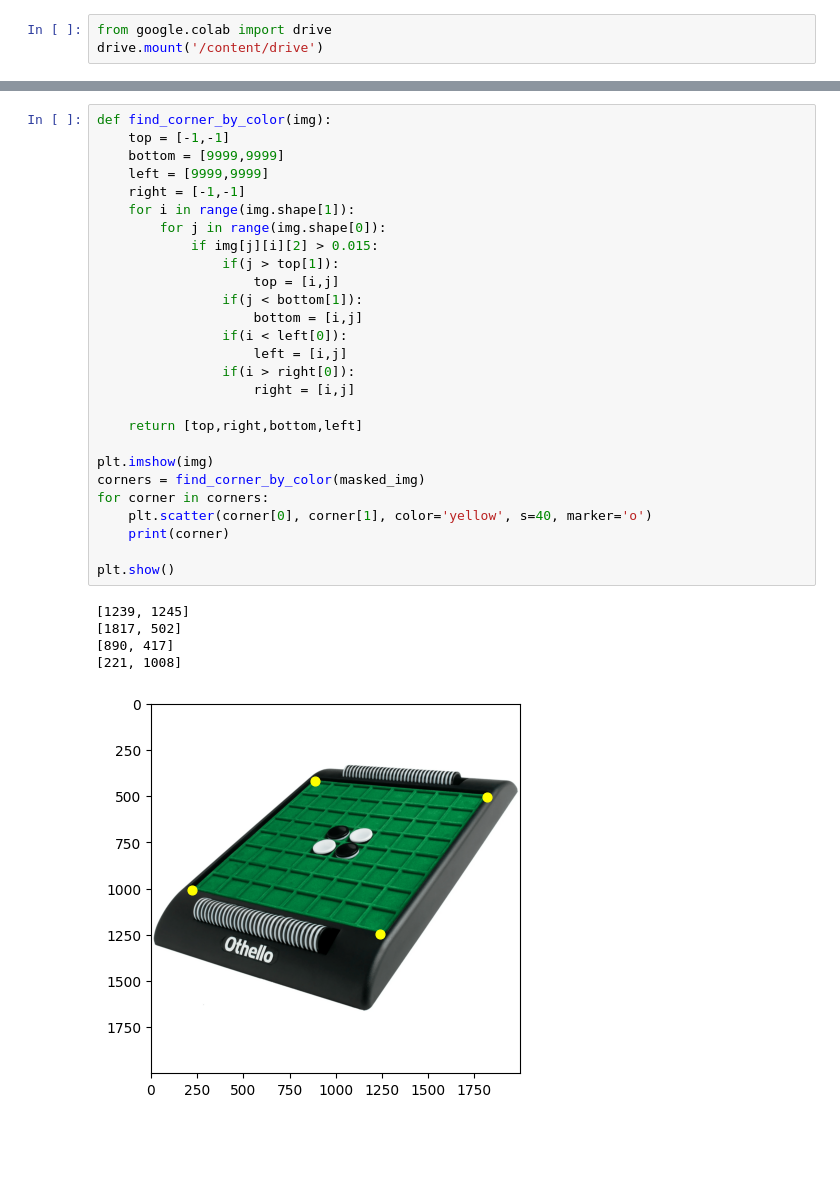
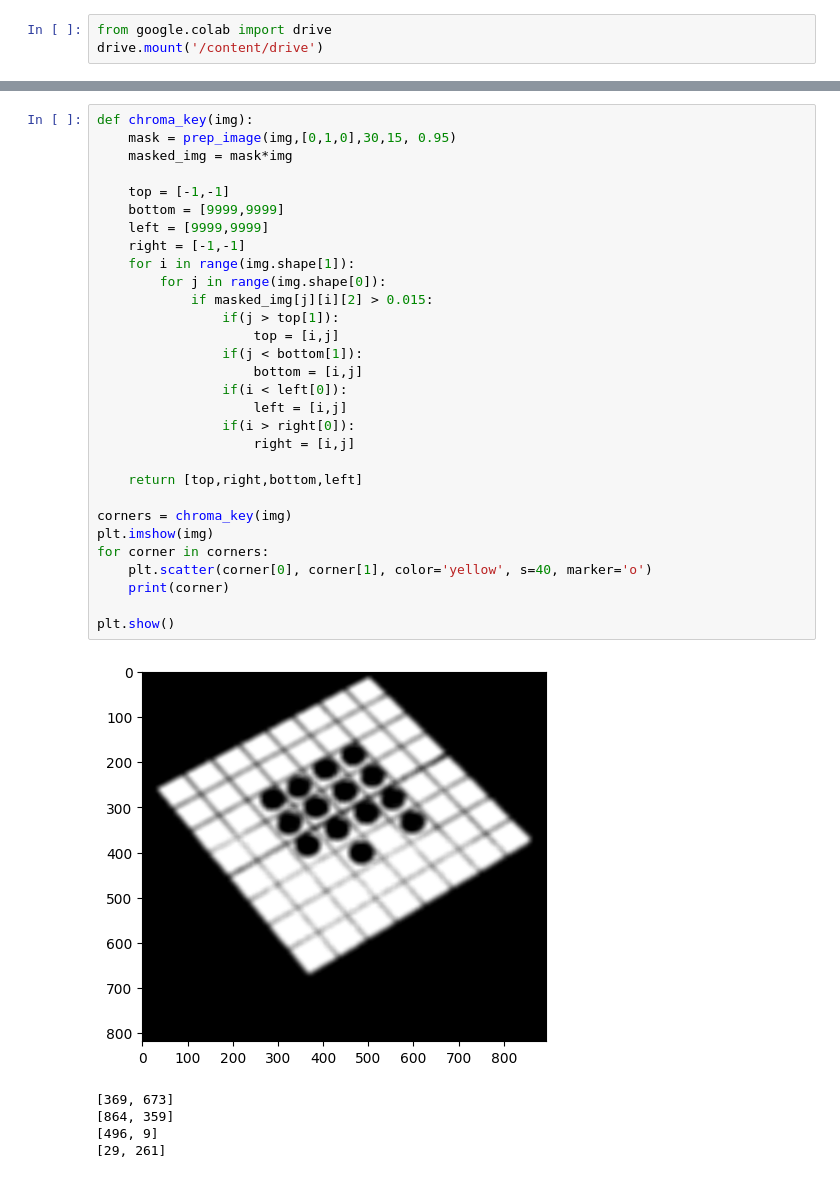
Before and after one commit to nickolas-simons/CS445_FinalProject, a Jupyter notebook: Nick/Project_4_Image_Based_Lighting_Starter.ipynb, the cells around one changed output, grey strips where cells are left out. Saved outputs shown, nothing was run; the diff lists cells and outputs as text; blank space fills up the shorter version.

```diff
--- a/Nick/Project_4_Image_Based_Lighting_Starter.ipynb
+++ b/Nick/Project_4_Image_Based_Lighting_Starter.ipynb
@@ -68,33 +80,36 @@ plt.show()
 # %%
-def find_corner_by_color(img):
+def chroma_key(img):
+    mask = prep_image(img,[0,1,0],30,15, 0.95)
+    masked_img = mask*img
+
     top = [-1,-1]
     bottom = [9999,9999]
     left = [9999,9999]
     right = [-1,-1]
     for i in range(img.shape[1]):
         for j in range(img.shape[0]):
-            if img[j][i][2] > 0.015:
+            if masked_img[j][i][2] > 0.015:
                 if(j > top[1]):
                     top = [i,j]
                 if(j < bottom[1]):
                     bottom = [i,j]
                 if(i < left[0]):
                     left = [i,j]
                 if(i > right[0]):
                     right = [i,j]
 
     return [top,right,bottom,left]
 
+corners = chroma_key(img)
 plt.imshow(img)
-corners = find_corner_by_color(masked_img)
 for corner in corners:
     plt.scatter(corner[0], corner[1], color='yellow', s=40, marker='o')
     print(corner)
 
 plt.show()
 # %% [output]
+[figure, new version]
-[1239, 1245]
-[1817, 502]
-[890, 417]
-[221, 1008]
+[369, 673]
+[864, 359]
+[496, 9]
+[29, 261]
-[figure, old version]
```
Also changed, not shown: parts of 7 cells of this notebook.
